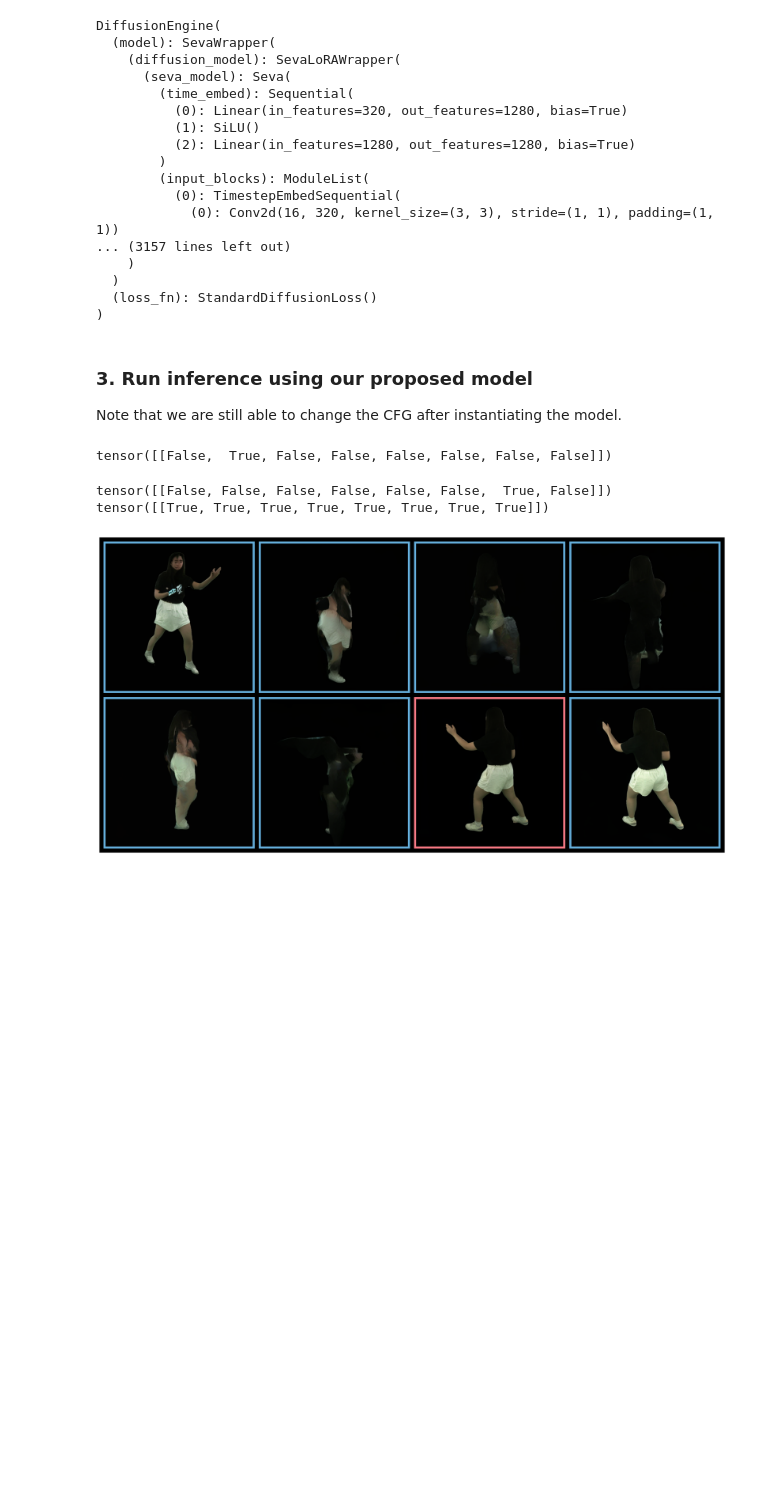
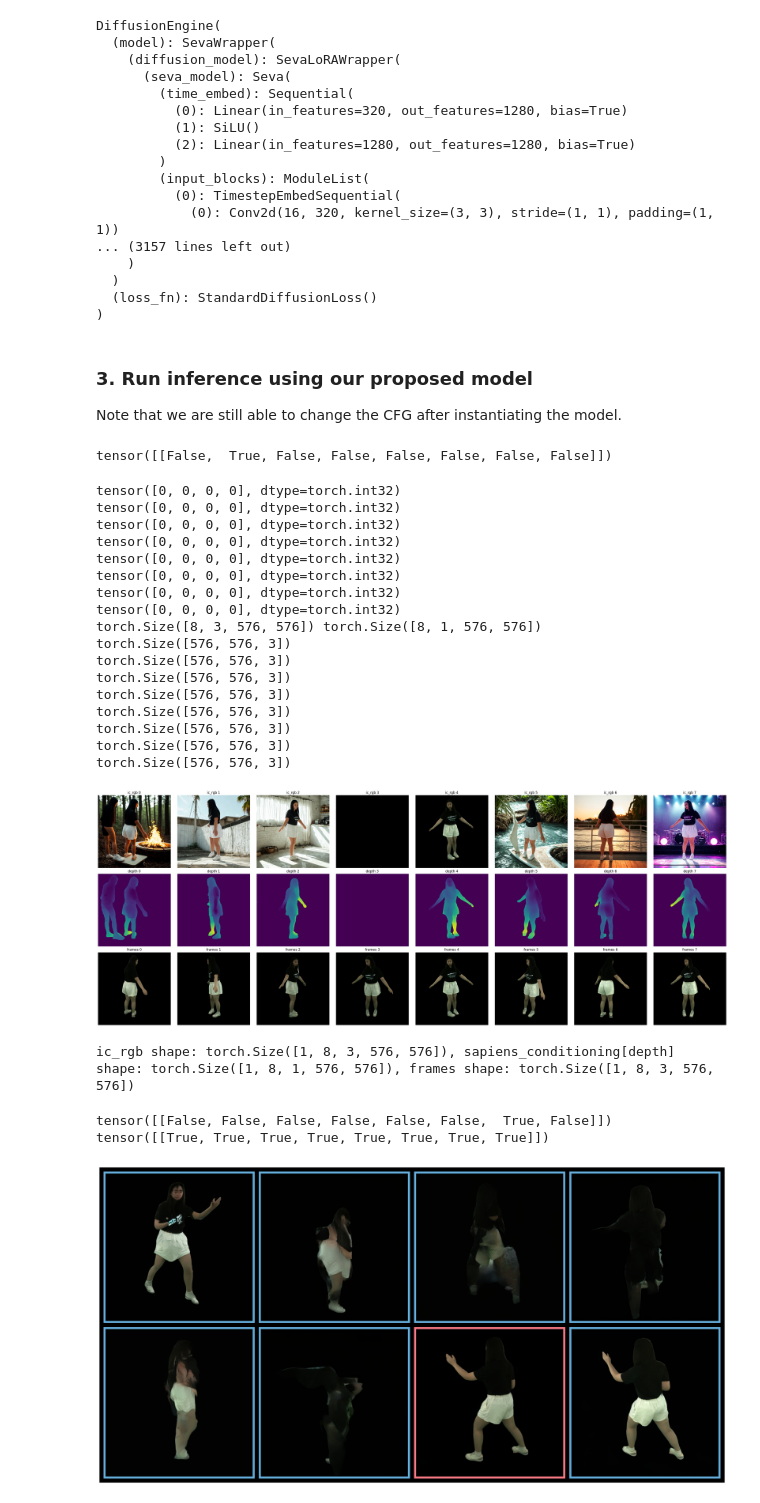
Before and after one commit to stonecodecs/stable-virtual-camera, a Jupyter notebook: test_samples.ipynb, the cells around one changed output. Cells and saved outputs as stored; diff of their text form; code cells hidden in the pictures; blank space fills up the shorter version.

```diff
--- a/test_samples.ipynb
+++ b/test_samples.ipynb
@@ -29,11 +29,12 @@ dataset = MVHumanNetDataset(
     only_include=expand_only_include("100010-100012"),
     preload_path="/workspace/datasetvol/mvhuman_data/mv_captures/preloaded_filepaths.json",
     iclight_dataset_path="/workspace/datasetvol/mvhuman_data/relit_images",
-    infu_dataset_path="/workspace/datasetvol/mvhuman_data/inconsistent_images",
+    # infu_dataset_path="/workspace/datasetvol/mvhuman_data/inconsistent_images",
     arcface_embeddings_dir="/workspace/datasetvol/mvhuman_data/arcface_embeddings",
     use_sapiens_conditioning=["depth", "seg_masks"],
-    random_crop=True,
+    random_crop=False,
     maximal_crop=True,
+    crop_padding=60,
     use_inconsistent=True,
     random_crop_prob=1.0,
 )
@@ -121,55 +122,80 @@ tensor([[False,  True, False, False, False, False, False, False]])
 import matplotlib.pyplot as plt
 
 batch = next(iter(loader))
+print(batch['mask'])
+print(batch['ref_mask'])
+
+import torch
 
 # Prepare images from "ic_rgb" and "sapiens_conditioning" ("depth")
-ic_rgb_images = batch["ic_rgb"].squeeze(0)  # (8, 3, H, W)
-sapiens_depth_images = batch["sapiens_conditioning"]["depth"].squeeze(0)  # (8, 3, H, W)
-original_frames = batch["frames"].squeeze(0)  # (8, 3, H, W)
+ic_rgb_images = batch["ic_rgb"].squeeze(0).detach().cpu()  # (8, 3, H, W)
+sapiens_depth_images = batch["sapiens_conditioning"]["depth"].squeeze(0).detach().cpu()  # (8, 3, H, W)
+original_frames = batch["frames"].squeeze(0).detach().cpu()  # (8, 3, H, W)
 
 num_images = ic_rgb_images.shape[0]
 print(ic_rgb_images.shape, sapiens_depth_images.shape)
 assert sapiens_depth_images.shape[0] == num_images, "Batch size mismatch"
 
 fig, axes = plt.subplots(3, num_images, figsize=(4*num_images, 12))
 
 for i in range(num_images):
     # ic_rgb image
     if batch["ref_mask"][:, i]:
-        img_rgb = batch["frames"][:, i, ...].permute(0, 2, 3, 1).squeeze(0)
+        img_rgb = batch["frames"][:, i, ...].detach().cpu().permute(0, 2, 3, 1).squeeze(0)
     else:
         img_rgb = ic_rgb_images[i].permute(1, 2, 0)
     print(img_rgb.shape)
 
-    if img_rgb.max() > 1.0:
-        img_rgb = img_rgb / 255.0
+    img_rgb = img_rgb.float()
+    img_rgb = img_rgb.clamp(-1, 1)
     img_rgb = (img_rgb + 1) * 0.5
-    axes[0, i].imshow(img_rgb.clamp(0, 1))
+    img_rgb = img_rgb.clamp(0, 1).numpy()
+    axes[0, i].imshow(img_rgb)
     axes[0, i].set_title(f'ic_rgb {i}')
     axes[0, i].axis('off')
 
     # sapiens_conditioning depth image
-    img_depth = sapiens_depth_images[i].permute(1, 2, 0)
-    if img_depth.max() > 1.0:
-        img_depth = img_depth / 255.0
+    img_depth = sapiens_depth_images[i].float().permute(1, 2, 0)
+    img_depth = img_depth.clamp(-1, 1)
     img_depth = (img_depth + 1) * 0.5
-    axes[1, i].imshow(img_depth.clamp(0, 1))
+    img_depth = img_depth.clamp(0, 1).numpy()
+    axes[1, i].imshow(img_depth)
     axes[1, i].set_title(f'depth {i}')
     axes[1, i].axis('off')
 
     # original frames image
-    img_frame = original_frames[i].permute(1, 2, 0)
-    if img_frame.max() > 1.0:
-        img_frame = img_frame / 255.0
+    img_frame = original_frames[i].float().permute(1, 2, 0)
+    img_frame = img_frame.clamp(-1, 1)
     img_frame = (img_frame + 1) * 0.5
-    axes[2, i].imshow(img_frame.clamp(0, 1))
+    img_frame = img_frame.clamp(0, 1).numpy()
+    axes[2, i].imshow(img_frame)
     axes[2, i].set_title(f'frames {i}')
     axes[2, i].axis('off')
 
 plt.tight_layout()
 plt.show()
 
 print(f"ic_rgb shape: {batch['ic_rgb'].shape}, sapiens_conditioning[depth] shape: {batch['sapiens_conditioning']['depth'].shape}, frames shape: {batch['frames'].shape}")
+# %% [output]
+tensor([0, 0, 0, 0], dtype=torch.int32)
+tensor([0, 0, 0, 0], dtype=torch.int32)
+tensor([0, 0, 0, 0], dtype=torch.int32)
+tensor([0, 0, 0, 0], dtype=torch.int32)
+tensor([0, 0, 0, 0], dtype=torch.int32)
+tensor([0, 0, 0, 0], dtype=torch.int32)
+tensor([0, 0, 0, 0], dtype=torch.int32)
+tensor([0, 0, 0, 0], dtype=torch.int32)
+torch.Size([8, 3, 576, 576]) torch.Size([8, 1, 576, 576])
+torch.Size([576, 576, 3])
+torch.Size([576, 576, 3])
+torch.Size([576, 576, 3])
+torch.Size([576, 576, 3])
+torch.Size([576, 576, 3])
+torch.Size([576, 576, 3])
+torch.Size([576, 576, 3])
+torch.Size([576, 576, 3])
+[figure, added]
+ic_rgb shape: torch.Size([1, 8, 3, 576, 576]), sapiens_conditioning[depth] shape: torch.Size([1, 8, 1, 576, 576]), frames shape: torch.Size([1, 8, 3, 576, 576])
 # %%
 import torch
 from eval_utils import normalize_tensor
```
Also changed, not shown: 2 other files.
